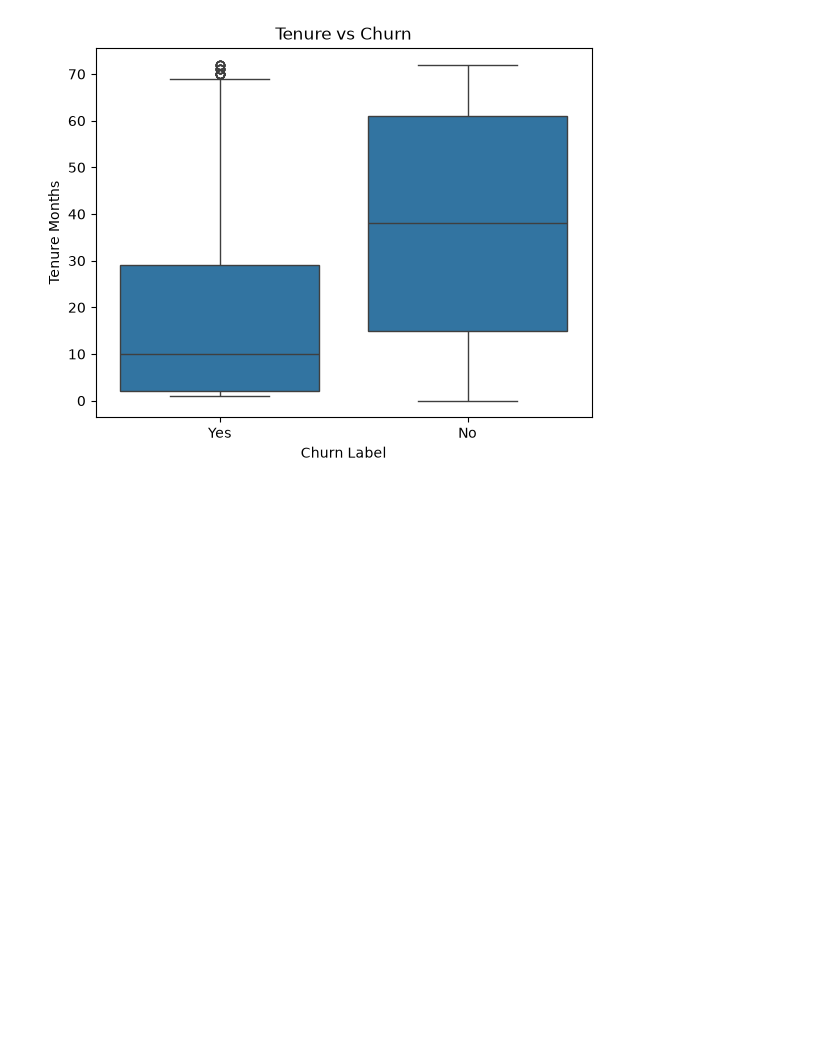
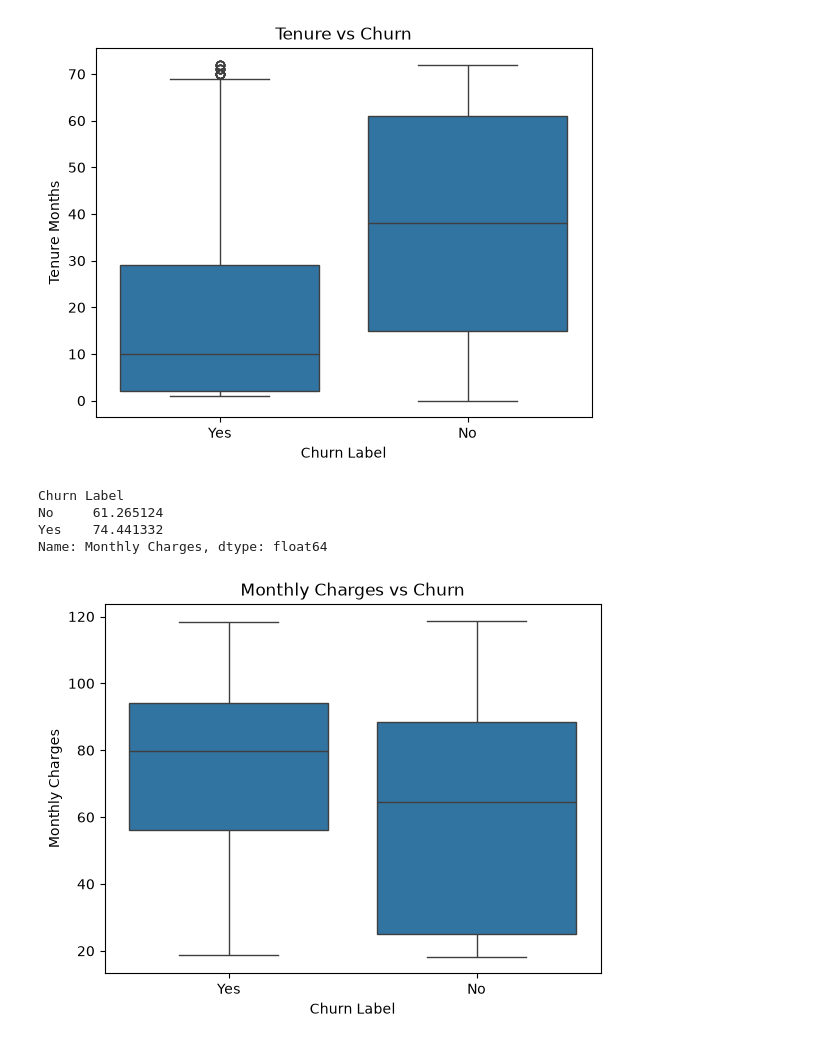
Before and after one commit to amanullah-ops/customer-churn-prediction, a Jupyter notebook: notebooks/01_data_ingestion.ipynb, the cells around one changed output. Cells and saved outputs as stored; diff of their text form; code cells hidden in the pictures; blank space fills up the shorter version.

```diff
--- a/notebooks/01_data_ingestion.ipynb
+++ b/notebooks/01_data_ingestion.ipynb
@@ -176,3 +176,16 @@ plt.title("Tenure vs Churn")
 plt.show()
 # %% [output]
 [figure]
+# %%
+df.groupby("Churn Label")["Monthly Charges"].mean()
+# %% [output]
+Churn Label
+No     61.265124
+Yes    74.441332
+Name: Monthly Charges, dtype: float64
+# %%
+sns.boxplot(data= df , x = "Churn Label", y = "Monthly Charges" )
+plt.title("Monthly Charges vs Churn")
+plt.show()
+# %% [output]
+[figure, added]
```
Also changed, not shown: 1 other file.
